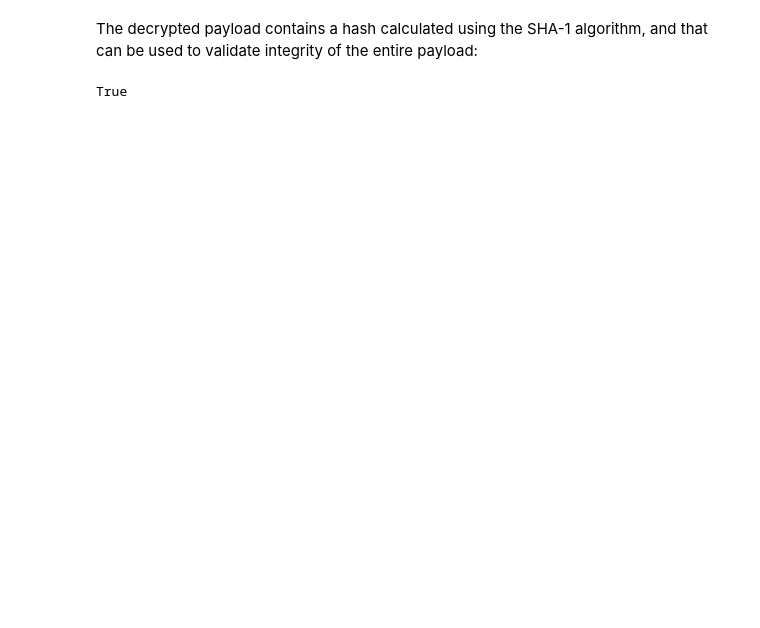
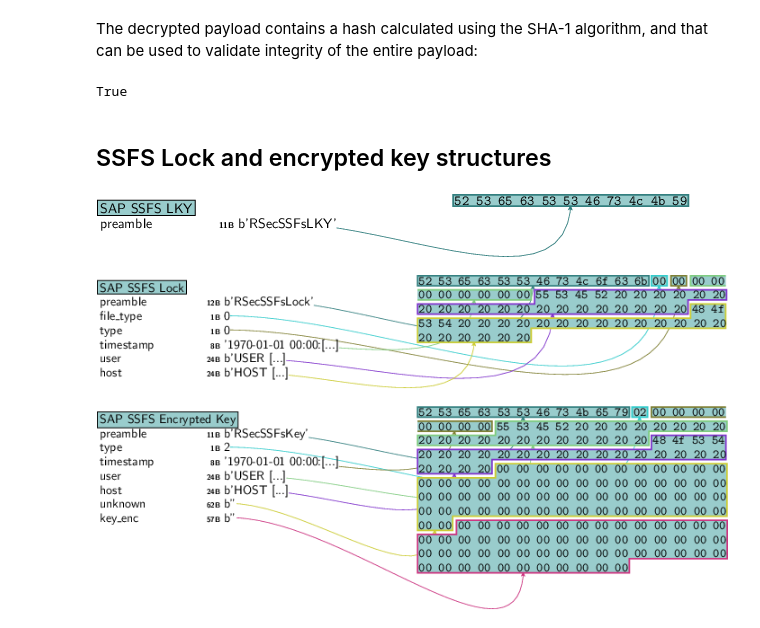
Before and after one commit to OWASP/pysap, a Jupyter notebook: docs/fileformats/SAPSSFS.ipynb, the cells around one changed output. Saved outputs shown, nothing was run; the diff lists cells and outputs as text; code cells hidden in the pictures; blank space fills up the shorter version.

```diff
--- a/docs/fileformats/SAPSSFS.ipynb
+++ b/docs/fileformats/SAPSSFS.ipynb
@@ -105,3 +104,17 @@ The decrypted payload contains a hash calculated using the SHA-1 algorithm, and
 payload.valid
 # %% [output]
 True
+# %% [markdown]
+## SSFS Lock and encrypted key structures
+# %%
+packets = [
+    SAPSSFSLKY(),
+    SAPSSFSLock(user='USER', host='HOST'),
+    SAPSSFSKeyE(type=2, user='USER', host='HOST', unknown=b'\x00' * 62, key_enc=b'\x00' * 57),
+]
+for p in packets:
+    display(p.canvas_dump())
+# %% [output]
+[figure, added]
+[figure, added]
+[figure, added]
```
Also changed, not shown: parts of 7 cells of this notebook, 31 other files.
